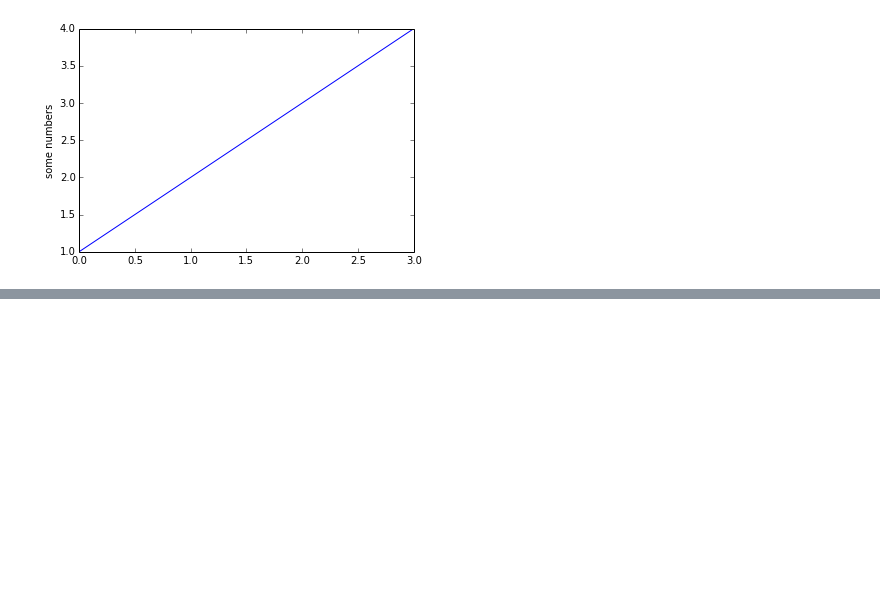
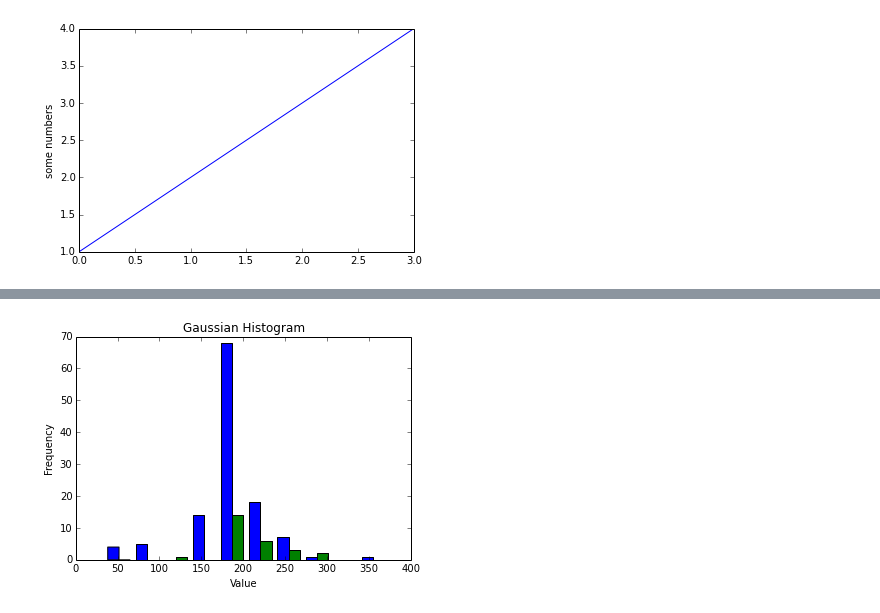
Before and after one commit to allmonday/notebook_ipython, a Jupyter notebook: matplotlib_study.ipynb, the cells around one changed output, grey strips where cells are left out. Saved outputs shown, nothing was run; the diff lists cells and outputs as text; code cells hidden in the pictures; blank space fills up the shorter version.

```diff
--- a/matplotlib_study.ipynb
+++ b/matplotlib_study.ipynb
@@ -11,0 +67,44 @@ plt.show()
+# %%
+'''calculate the median of prices
+calc the center of the prices
+'''
+from pymongo import MongoClient
+from bson.objectid import ObjectId
+from statistics import median
+
+prods = MongoClient('192.168.1.202')['etl-dev'].products
+pitem = MongoClient('192.168.1.202')['etl-dev'].product_items
+
+
+def find_median_of_prices(prod_col, item_col , key):
+
+    p = prod_col.find_one({'_id':ObjectId("53bce7f88ddf879590b02c99")})
+    prices_taobao = []
+    prices_others = []
+    for ns in p[key]:
+
+
+        query = item_col.find({'source':ns, 'product_id':{'$in': p[key][ns]}})
+        for q in query:
+            if ns == 'taobao':
+                prices_taobao.append((q['unit_price'], q['source'], q['product_name']))
+            else:
+                prices_others.append((q['unit_price'], q['source'], q['product_name']))
+    prices_taobao = sorted(prices_taobao, key=lambda x:x[0], reverse=True)
+    prices_others = sorted(prices_others, key=lambda x:x[0], reverse=True)
+
+    pt = [i[0] for i in prices_taobao]
+    po = [i[0] for i in prices_others]
+
+    #print(median(p))
+    return pt, po
+
+pt, po = find_median_of_prices(prods, pitem, '_productsIds')
+import matplotlib.pyplot as plt
+plt.hist((pt,po))
+plt.title("Gaussian Histogram")
+plt.xlabel("Value")
+plt.ylabel("Frequency")
+plt.show()
+# %% [output]
+[figure, added]
```
Also changed, not shown: parts of 7 cells of this notebook, 8 other files.
